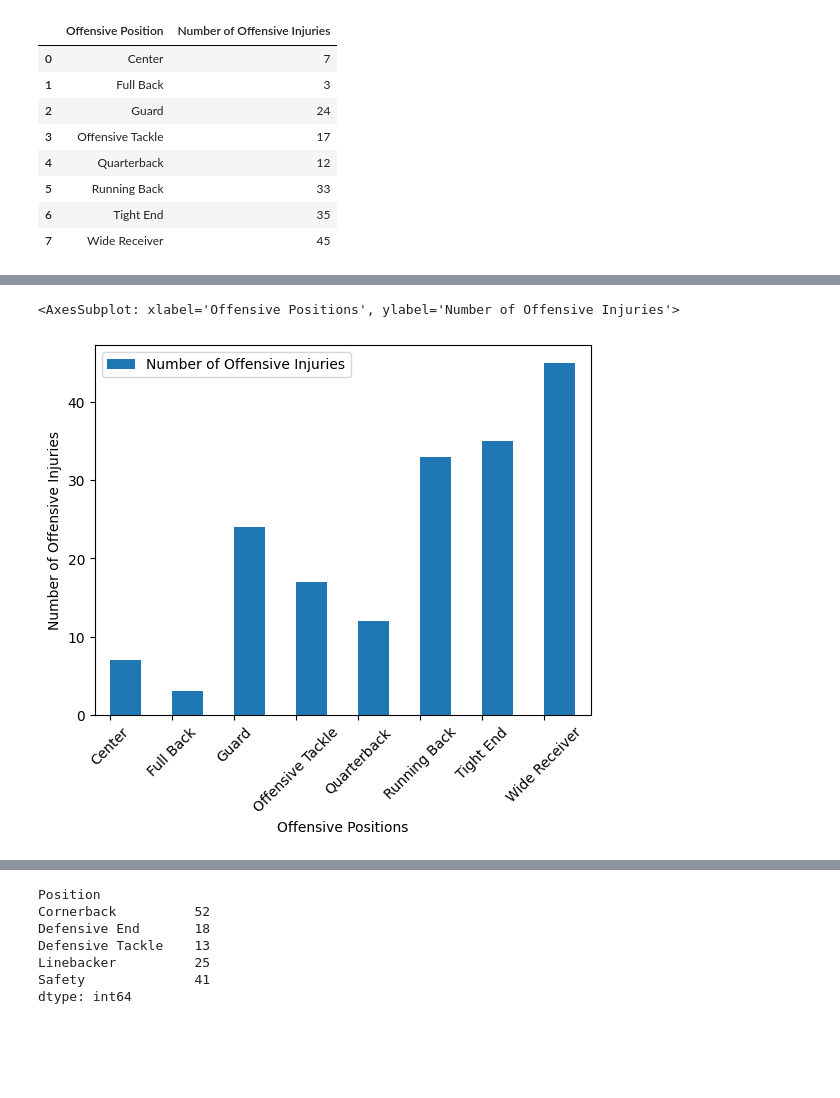
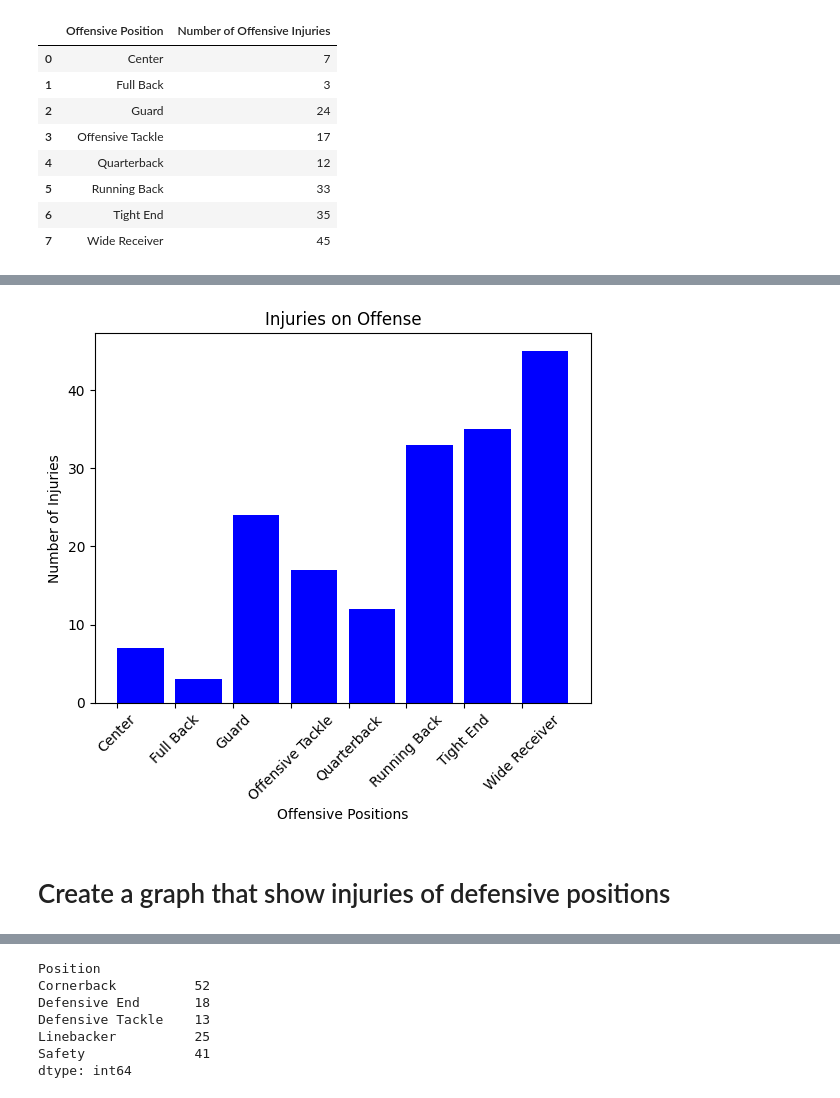
Before and after one commit to DunieCarrasco/nfl_concussion_analysis, a Jupyter notebook: joel_clean_dataframe.ipynb, the cells around one changed output, grey strips where cells are left out. Saved outputs shown, nothing was run; the diff lists cells and outputs as text; code cells hidden in the pictures; blank space fills up the shorter version.

```diff
--- a/joel_clean_dataframe.ipynb
+++ b/joel_clean_dataframe.ipynb
@@ -261,3 +270,8 @@ offense_injuries_df
 | 5 | Running Back | 33 |
 | 6 | Tight End | 35 |
 | 7 | Wide Receiver | 45 |
+# %%
+# Get your x-axis and y-axis values for the bar graph
+offensive_positions = offense_injuries_df["Offensive Position"]
+number_of_offensive_injuries = offense_injuries_df["Number of Offensive Injuries"]
+offensive_positions, number_of_offensive_injuries
@@ -264,10 +297,25 @@ offense_injuries_df
+# %%
+# Plot the bar graph
+plt.bar(offensive_positions, number_of_offensive_injuries, color="blue", align="edge")
+
+
+# Label the graph
+plt.xticks(rotation=45)
+plt.title("Injuries on Offense")
+plt.xlabel("Offensive Positions")
+plt.ylabel("Number of Injuries")
+
+# Show the graph
+plt.show()
+# %% [output]
+[figure, added]
 # %%
+# NOTE: This is another example of a bar graph using pandas plot.  We can delete this later when finalizing our code.
 # Create the bar graph
-bar_offense_injuries_df = offense_injuries_df.set_index("Offensive Position")
-bar_offense_injuries_df.plot(kind="bar", xlabel="Offensive Positions", ylabel="Number of Offensive Injuries", rot=45, position=0)
+# bar_offense_injuries_df = offense_injuries_df.set_index("Offensive Position")
+# bar_offense_injuries_df.plot(kind="bar", xlabel="Offensive Positions", ylabel="Number of Offensive Injuries", rot=45, position=0)
-# %% [output]
-<AxesSubplot: xlabel='Offensive Positions', ylabel='Number of Offensive Injuries'>
-[figure, removed]
+# %% [markdown]
+# Create a graph that show injuries of defensive positions
 # %%
 # Create a dataframe with defensive positions only
 defense_df = clean_df.loc[clean_df["Team Type"] == "defense"]
```
Also changed, not shown: parts of 21 cells of this notebook, 1 other file.
